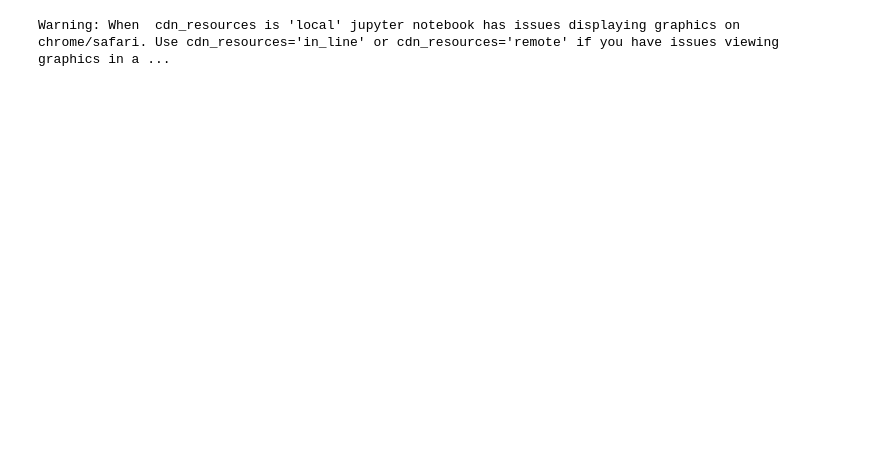
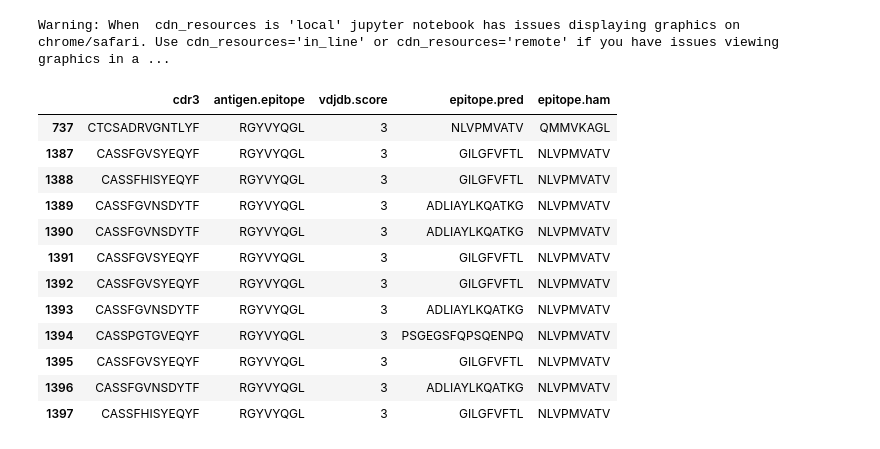
Before and after one commit to chenbis/sol_lab, a Jupyter notebook: chephy_ham_compare.ipynb, the cells around one changed output. Saved outputs shown, nothing was run; the diff lists cells and outputs as text; code cells hidden in the pictures; blank space fills up the shorter version.

```diff
--- a/chephy_ham_compare.ipynb
+++ b/chephy_ham_compare.ipynb
@@ -147,21 +131,6 @@ net.from_nx(G)
 # Enable options for better visualization
 net.show_buttons(filter_=['physics'])
 
-net.set_options("""
-{
-  "physics": {
-    "enabled": true,
-    "barnesHut": {
-      "gravitationalConstant": -8000,
-      "springLength": 100
-    },
-    "minVelocity": 0.75
-  }
-}
-""")
-
-
-
 # Save and display
 # net.show('graph.html')
 net.save_graph('output_files/chephy_graph.html')
@@ -221,3 +190,23 @@ net.show_buttons(filter_=['physics'])
 net.save_graph('output_files/ham_graph.html')
 # %% [output]
 Warning: When  cdn_resources is 'local' jupyter notebook has issues displaying graphics on chrome/safari. Use cdn_resources='in_line' or cdn_resources='remote' if you have issues viewing graphics in a ...
+# %%
+import pandas as pd
+
+d = pd.read_csv("output_files/tests/cdr3/predicted clusters.csv")
+
+d[(d["antigen.epitope"] == "RGYVYQGL") ]
+# %% [output]
+|  | cdr3 | antigen.epitope | vdjdb.score | epitope.pred | epitope.ham |
+| 737 | CTCSADRVGNTLYF | RGYVYQGL | 3 | NLVPMVATV | QMMVKAGL |
+| 1387 | CASSFGVSYEQYF | RGYVYQGL | 3 | GILGFVFTL | NLVPMVATV |
+| 1388 | CASSFHISYEQYF | RGYVYQGL | 3 | GILGFVFTL | NLVPMVATV |
+| 1389 | CASSFGVNSDYTF | RGYVYQGL | 3 | ADLIAYLKQATKG | NLVPMVATV |
+| 1390 | CASSFGVNSDYTF | RGYVYQGL | 3 | ADLIAYLKQATKG | NLVPMVATV |
+| 1391 | CASSFGVSYEQYF | RGYVYQGL | 3 | GILGFVFTL | NLVPMVATV |
+| 1392 | CASSFGVSYEQYF | RGYVYQGL | 3 | GILGFVFTL | NLVPMVATV |
+| 1393 | CASSFGVNSDYTF | RGYVYQGL | 3 | ADLIAYLKQATKG | NLVPMVATV |
+| 1394 | CASSPGTGVEQYF | RGYVYQGL | 3 | PSGEGSFQPSQENPQ | NLVPMVATV |
+| 1395 | CASSFGVSYEQYF | RGYVYQGL | 3 | GILGFVFTL | NLVPMVATV |
+| 1396 | CASSFGVNSDYTF | RGYVYQGL | 3 | ADLIAYLKQATKG | NLVPMVATV |
+| 1397 | CASSFHISYEQYF | RGYVYQGL | 3 | GILGFVFTL | NLVPMVATV |
```
Also changed, not shown: parts of 2 cells of this notebook, 1 other file.
